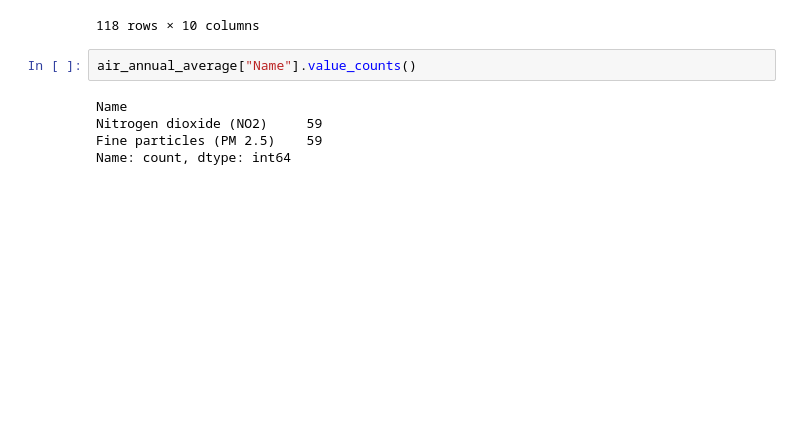
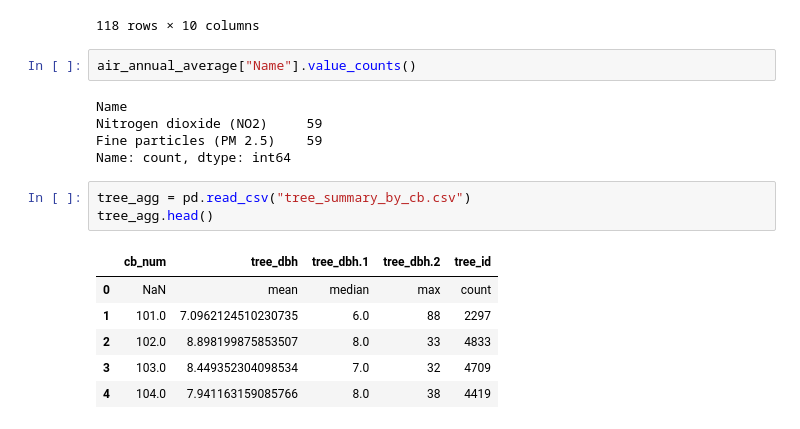
Before and after one commit to Angela-Rene/Trees_in_NYC, a Jupyter notebook: air_quality.ipynb, the cells around one changed output. Cells and saved outputs as stored; diff of their text form; blank space fills up the shorter version.

```diff
--- a/air_quality.ipynb
+++ b/air_quality.ipynb
@@ -309,3 +309,13 @@ Name
 Nitrogen dioxide (NO2)     59
 Fine particles (PM 2.5)    59
 Name: count, dtype: int64
+# %%
+tree_agg = pd.read_csv("tree_summary_by_cb.csv")
+tree_agg.head()
+# %% [output]
+|  | cb_num | tree_dbh | tree_dbh.1 | tree_dbh.2 | tree_id |
+| 0 | NaN | mean | median | max | count |
+| 1 | 101.0 | 7.0962124510230735 | 6.0 | 88 | 2297 |
+| 2 | 102.0 | 8.898199875853507 | 8.0 | 33 | 4833 |
+| 3 | 103.0 | 8.449352304098534 | 7.0 | 32 | 4709 |
+| 4 | 104.0 | 7.941163159085766 | 8.0 | 38 | 4419 |
```
Also changed, not shown: parts of 3 cells of this notebook, 2 other files.
